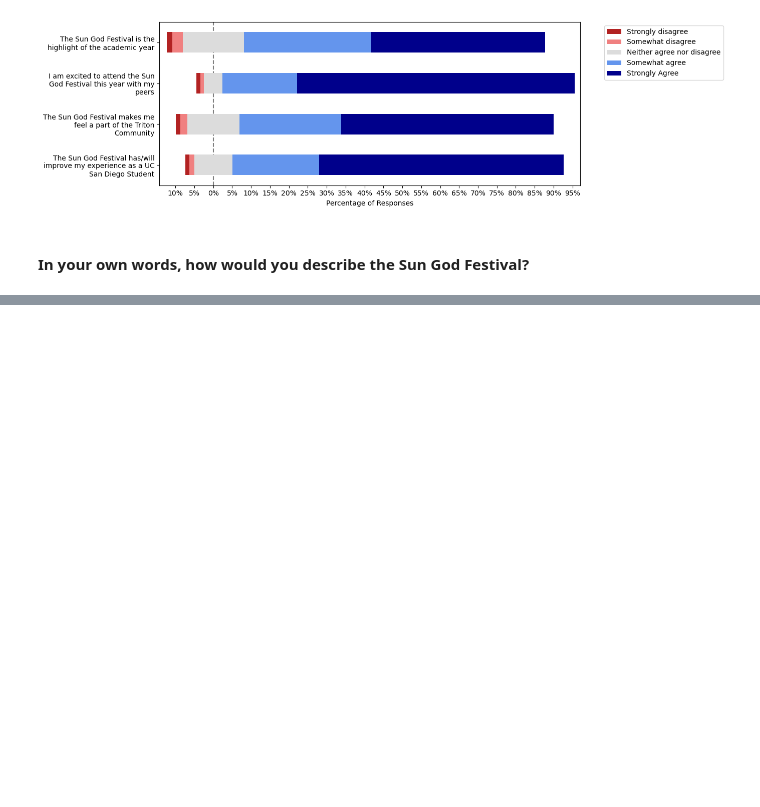
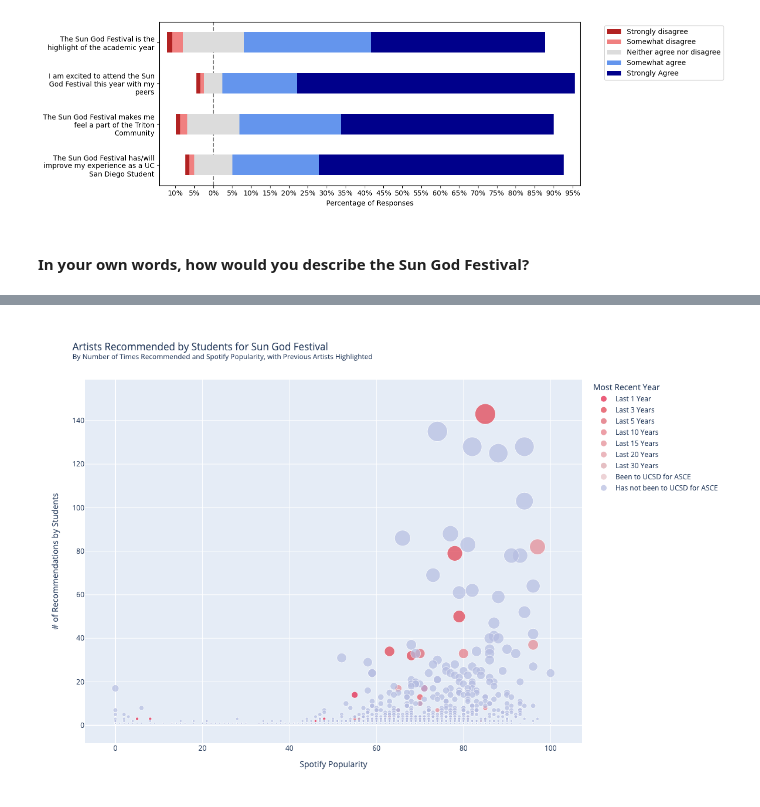
Before and after one commit to skyflaren/survey-sgf25, a Jupyter notebook: main.ipynb, the cells around one changed output, grey strips where cells are left out. Drawn from its saved outputs; the diff is of its cells as text; code cells hidden in the pictures; blank space fills up the shorter version.

```diff
--- a/main.ipynb
+++ b/main.ipynb
@@ -235,0 +289,15 @@ ret.value_counts().plot(kind='bar', )
+# %%
+# Convert JSON from more human readable {'year': ['artists']} format to more practical {'artist': ['years'] format
+def get_prev_artists(paths):
+    prev_artists = defaultdict(set)
+
+    for path in paths:
+        with open(path) as prev_artists_file:
+            prev_artists_raw = json.load(prev_artists_file)
+
+        for year in prev_artists_raw:
+            for artist in prev_artists_raw[year]:
+                prev_artists[artist].add(year)
+    return prev_artists
+
+prev_artists = get_prev_artists(['data/previous-sgf-artists.json', 'data/previous-misc-artists.json'])
@@ -235,0 +371,57 @@ ret.value_counts().plot(kind='bar', )
+# %%
+# Gradient based on how recently they've come, or an opposite colour if they haven't
+color_map={'Last 1 Year': '#e31b43',
+           'Last 3 Years': '#e03a4a',
+           'Last 5 Years': '#de5f6c',
+           'Last 10 Years': '#e67782',
+           'Last 15 Years': '#e38891',
+           'Last 20 Years': '#e39aa2',
+           'Last 30 Years': '#dba4aa',
+           'Been to UCSD for ASCE': '#e6c1c5',
+           'Has not been to UCSD for ASCE': '#b4bce0'
+          }
+
+stemmed_artists.rename(columns={'count': '# of Recommendations by Students', 'popularity': 'Spotify Popularity'}, inplace=True)
+stemmed_artists['Artist Name'] = stemmed_artists.index
+
+fig = px.scatter(stemmed_artists, x="Spotify Popularity", y="# of Recommendations by Students",
+                 size="# of Recommendations by Students", color="Most Recent Year",
+                 hover_name=formatted.index,
+                 size_max=35,
+                 height=800, width=1200,
+                 custom_data=['Artist Name'],
+                 color_discrete_map=color_map,
+                 category_orders={'Most Recent Year': year_order},
+                 title="Artists Recommended by Students for Sun God Festival<br><sup>By Number of Times Recommended and Spotify Popularity, with Previous Artists Highlighted</sup>",
+                )
+
+# Custom tooltip for the bubbles
+fig.update_traces(marker=dict(line=dict(color='white', width=0.75)))
+fig.update_traces(
+    hovertemplate=(
+        "<br><b>%{customdata[0]}</b><br>—<br>"
+        "%{data.name}<br>"
+        "%{y} // Number of Recommendations by Students<br>"
+        "%{x} // Spotify Popularity<br><br>"
+        "<extra></extra>"
+    )
+)
+
+# Slight tooltip visual changes
+fig.update_layout(
+    hoverlabel=dict(
+        font=dict(color="#222"),
+        bordercolor="white",
+    )
+)
+
+# Lighten the background colour of each hover label by about half
+for trace in fig.data:
+    trace_name = trace.name
+    if trace_name in color_map:
+        rgba = mcolors.to_rgba(color_map[trace_name], alpha=0.5)
+        rgb = [str(255*(1-(1-x)/2)) for x in rgba][:3]
+        trace.hoverlabel = dict(bgcolor='rgb('+','.join(rgb[:3])+')')
+fig.show()
+# %% [output]
+[figure, added]
```
Also changed, not shown: parts of 13 cells of this notebook, 4 other files.
